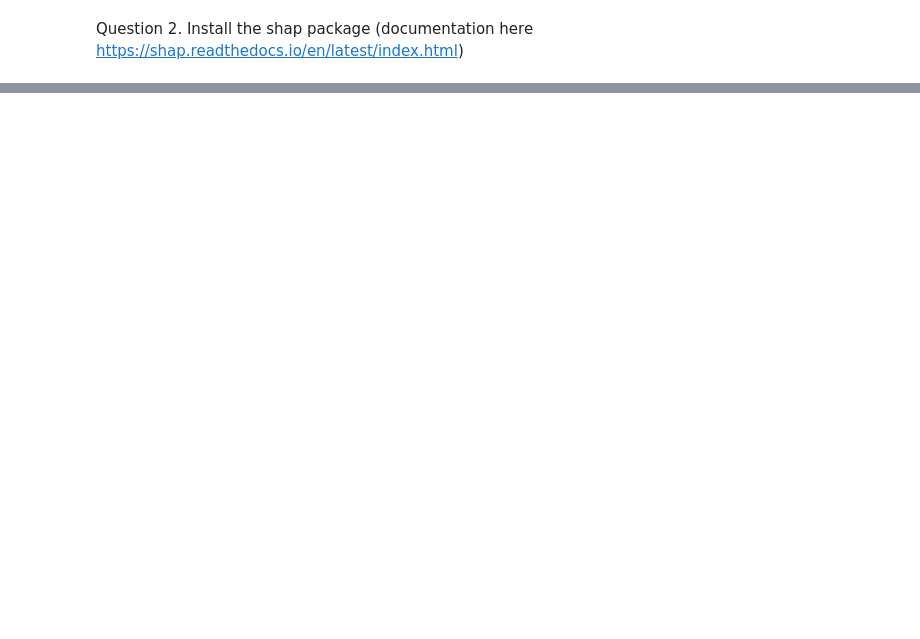
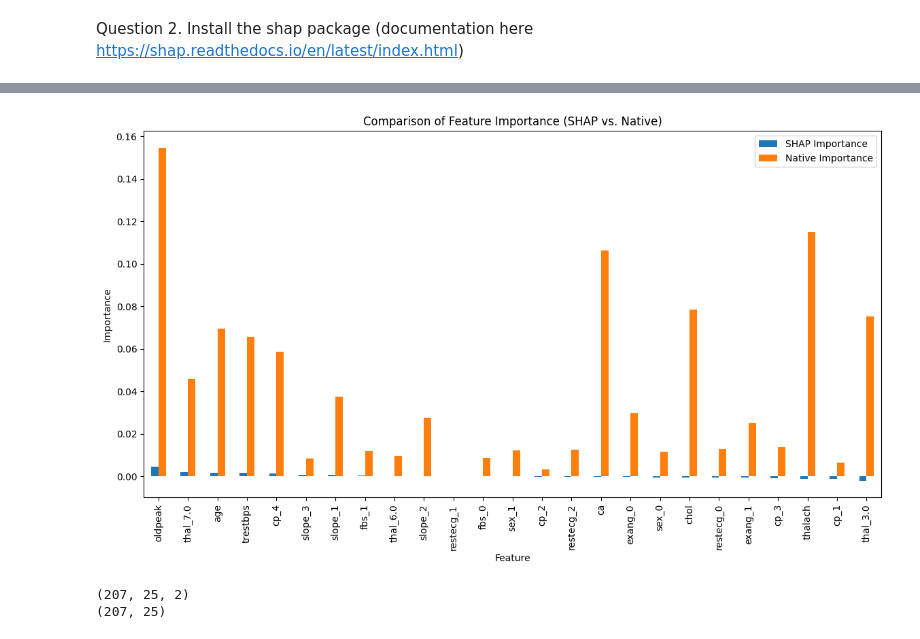
Before and after one commit to BastienCherel/ExplainabilityAI, a Jupyter notebook: Tutorial3/Tutorial3_CHEREL.ipynb, the cells around one changed output, grey strips where cells are left out. Cells and saved outputs as stored; diff of their text form; code cells hidden in the pictures; blank space fills up the shorter version.

```diff
--- a/Tutorial3/Tutorial3_CHEREL.ipynb
+++ b/Tutorial3/Tutorial3_CHEREL.ipynb
@@ -12,0 +38,2 @@ created
+# %%
+data.dropna(inplace=True)
@@ -12,0 +71,4 @@ created
+# %%
+target = (data['num'] > 1).astype(int)
+del(data['num'])
+data.head()
@@ -29,0 +160,5 @@ that shapley gives to the importance that the native ”variable importance” h
+# %%
+rf_explainer = shap.TreeExplainer(best_rf_model)
+
+shap_values = rf_explainer.shap_values(X_train)
+shap_values
@@ -29,0 +192,35 @@ that shapley gives to the importance that the native ”variable importance” h
+# %%
+import shap
+import matplotlib.pyplot as plt
+import pandas as pd
+
+# Obtain native feature importance from the Random Forest model
+native_importance = best_rf_model.feature_importances_
+
+# Calculate mean SHAP values for the first class (index 0)
+# The rf_shap_values array has shape (207, 25, 2),
+# so we need to select the first class before calculating the mean.
+mean_shap_values = shap_values[:,:,0].mean(axis=0)
+
+importance_df = pd.DataFrame({
+    'Feature': X_train.columns,
+    'SHAP Importance': mean_shap_values,  # Use the calculated mean SHAP values
+    'Native Importance': native_importance
+})
+
+# Sort the DataFrame by SHAP Importance for better visualization
+importance_df = importance_df.sort_values(by='SHAP Importance', ascending=False)
+
+# Plot comparison of SHAP and Native importance
+importance_df.set_index('Feature').plot(kind='bar', figsize=(14, 7))
+plt.title("Comparison of Feature Importance (SHAP vs. Native)")
+plt.ylabel('Importance')
+plt.show()
+# %% [output]
+[figure, added]
+# %%
+print(shap_values.shape)
+print(X_train.shape)
+# %% [output]
+(207, 25, 2)
+(207, 25)
```
Also changed, not shown: parts of 26 cells of this notebook.
